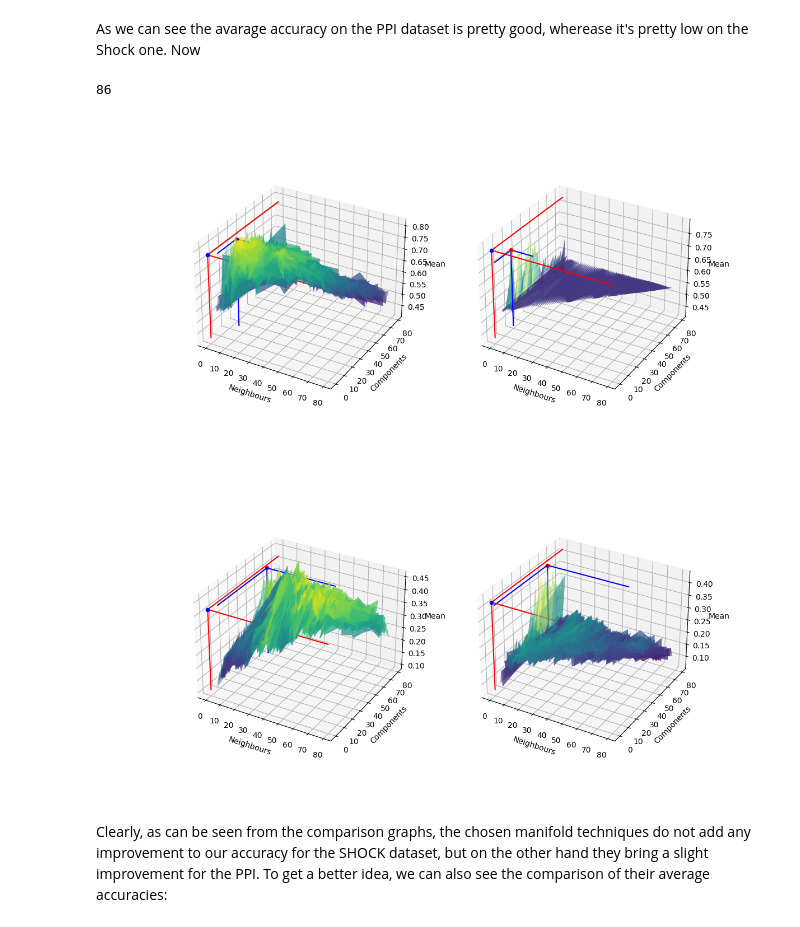
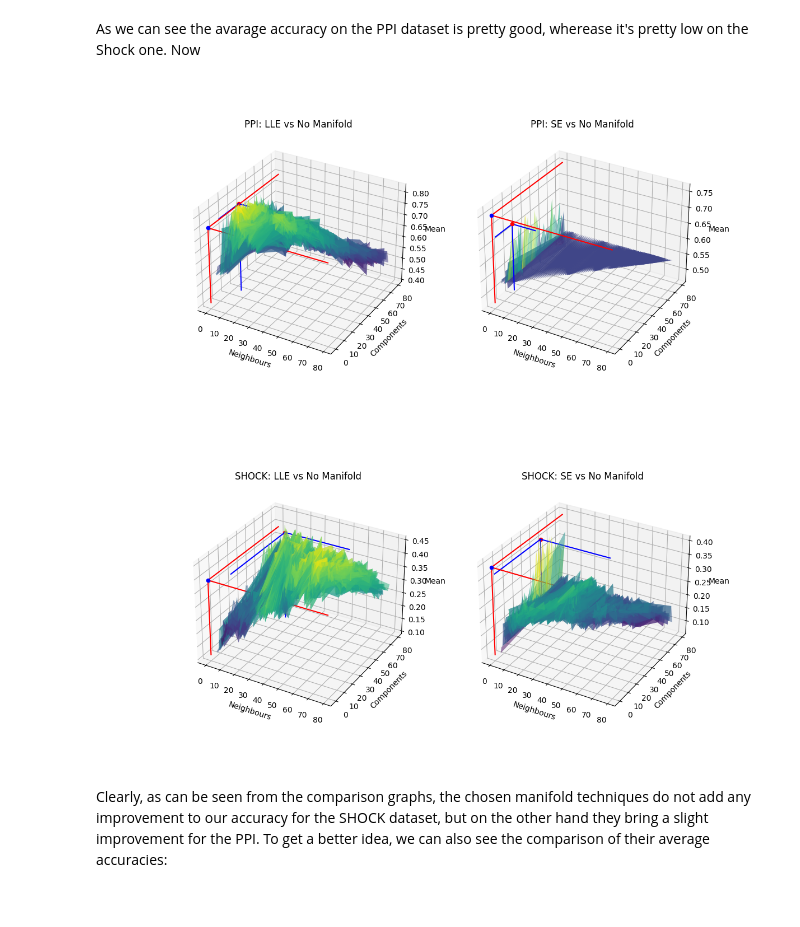
Before and after one commit to jgurakuqi/graph-kernels-and-manifold-svm, a Jupyter notebook: _graph_kernels_and_manifold_svm.ipynb, the cells around one changed output. Cells and saved outputs as stored; diff of their text form; code cells hidden in the pictures.

Commit message:
Version with complete plot names and best combination of neighbours and components

```diff
--- a/_graph_kernels_and_manifold_svm.ipynb
+++ b/_graph_kernels_and_manifold_svm.ipynb
@@ -133,7 +133,3 @@ Intel(R) Extension for Scikit-learn* enabled (https://github.com/intel/scikit-le
 # %% [markdown]
 As we can see the avarage accuracy on the PPI dataset is pretty good, wherease it's pretty low on the Shock one.
 Now
-# %%
-len(ppi_labels)
-# %% [output]
-86
@@ -207,7 +205,7 @@ import imageio
 from matplotlib import animation
 
 
-def compare_scores(linear_result, number_of_neighs_comps, reshape_rows, reshape_col,  *manifold_results):
+def compare_scores(linear_result, number_of_neighs_comps, reshape_rows, reshape_col, titles, *manifold_results):
     if len(manifold_results) != 2:
         raise Exception("You can compare just two ")
     linear_result = np.mean(linear_result)
@@ -281,47 +279,46 @@ def compare_scores(linear_result, number_of_neighs_comps, reshape_rows, reshape_
             zorder=3,
             color="red",
         )  # COMPONENTS
+        subaxes[i].title.set_text(titles[i])
 
     return fig
 
-figure = compare_scores(ppi_scores, number_of_neighs_comps, 21, 143, ppi_lle_results, ppi_spectral_results)
 
 ticks = 0
 
 def animate(n):
     global figure
     global ticks
     axes = figure.axes
     axes[0].azim += 1.1
     axes[1].azim += 1.1
     ticks += 1.1
     return figure,
 
 def reset_plot_pov():
     global figure
     global ticks
     axes = figure.axes
     axes[0].azim -= ticks
     axes[1].azim -= ticks
     ticks = 0
 
 def save_3d_plots(path, figure):
     anim = animation.FuncAnimation(fig = figure, func = animate, frames = 150, interval = 1, repeat = False)
     writergif = animation.PillowWriter(fps=60)
     anim.save(path + '.gif', writer=writergif)
 
+figure = compare_scores(ppi_scores, number_of_neighs_comps, 21, 143, ['PPI: LLE vs No Manifold', 'PPI: SE vs No Manifold'], ppi_lle_results, ppi_spectral_results)
 save_3d_plots('ppi_comparison', figure)
-
 reset_plot_pov()
 # %% [output]
-[figure, old version]
+[figure, new version]
 # %%
-figure = compare_scores(shock_scores, number_of_neighs_comps, 21, 143, shock_lle_results, shock_spectral_results)
+figure = compare_scores(shock_scores, number_of_neighs_comps, 21, 143, ['SHOCK: LLE vs No Manifold', 'SHOCK: SE vs No Manifold'], shock_lle_results, shock_spectral_results)
 save_3d_plots('shock_comparison', figure)
-
 reset_plot_pov()
 # %% [output]
-[figure, old version]
+[figure, new version]
 # %% [markdown]
 Clearly, as can be seen from the comparison graphs, the chosen manifold techniques do not add any improvement to our accuracy for the SHOCK dataset, but on the other hand they bring a slight improvement for the PPI. To get a better idea, we can also see the comparison of their average accuracies:
 # %%
```
Also changed, not shown: parts of 5 cells of this notebook, 2 other files.
